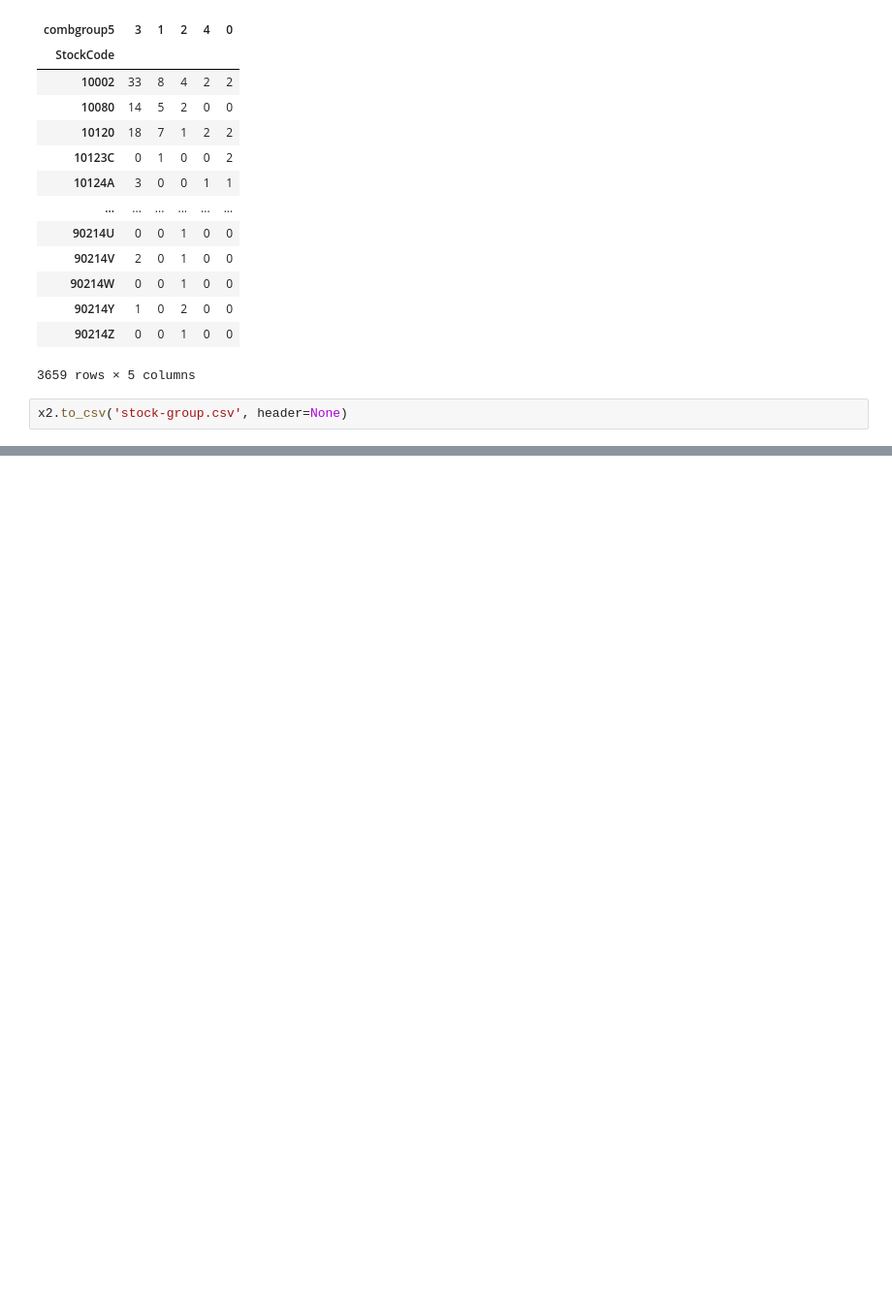
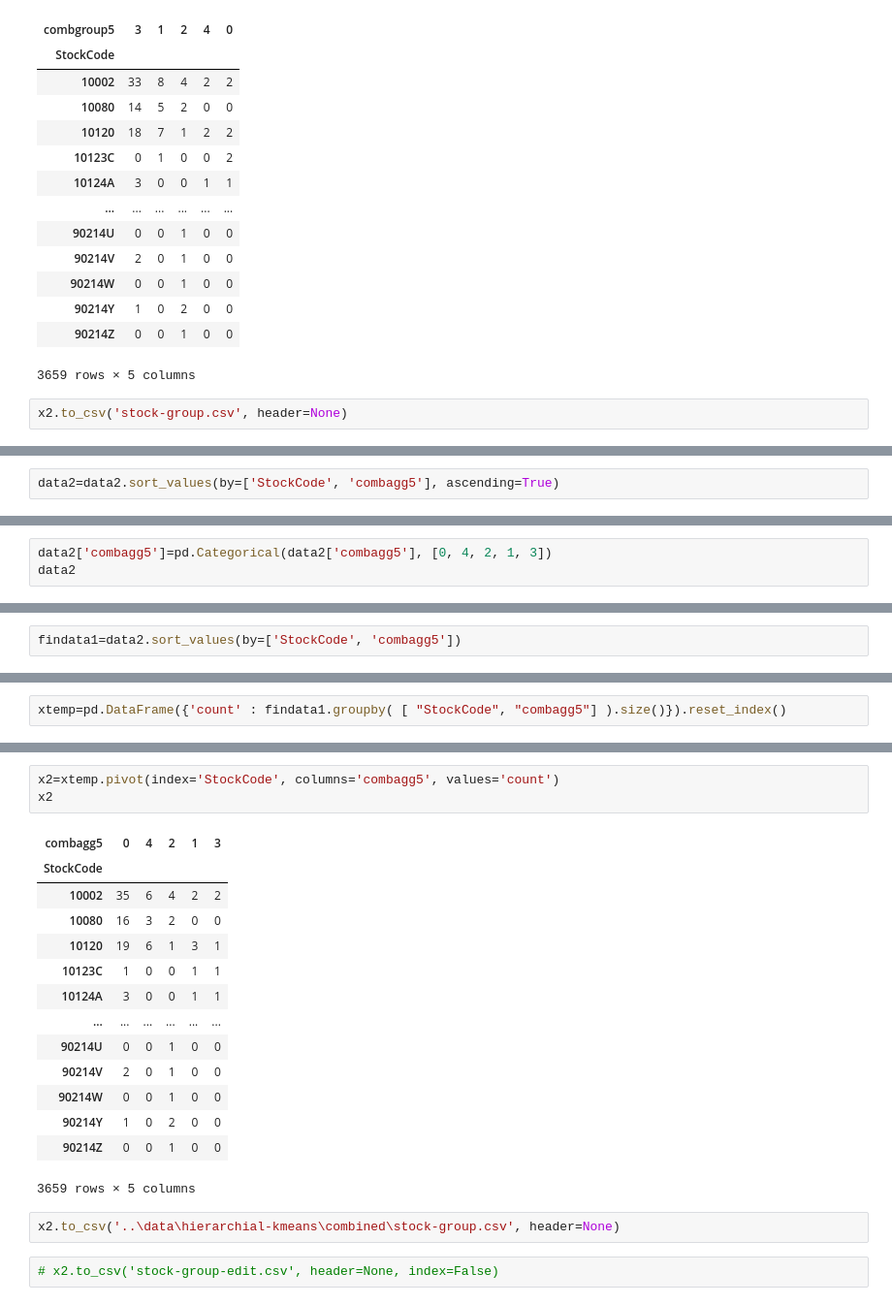
Before and after one commit to vanessalobo/iect-algorithm, a Jupyter notebook: python-notebooks/mapping.ipynb, the cells around one changed output, grey strips where cells are left out. Shown at 97% size. Saved outputs shown, nothing was run; the diff lists cells and outputs as text; blank space fills up the shorter version.

```diff
--- a/python-notebooks/mapping.ipynb
+++ b/python-notebooks/mapping.ipynb
@@ -331,0 +692,2 @@ x2.to_csv('stock-group.csv', header=None)
+# %%
+data2=data2.sort_values(by=['StockCode', 'combagg5'], ascending=True)
@@ -331,0 +733,3 @@ x2.to_csv('stock-group.csv', header=None)
+# %%
+data2['combagg5']=pd.Categorical(data2['combagg5'], [0, 4, 2, 1, 3])
+data2
@@ -331,0 +750,2 @@ x2.to_csv('stock-group.csv', header=None)
+# %%
+findata1=data2.sort_values(by=['StockCode', 'combagg5'])
@@ -331,0 +785,2 @@ x2.to_csv('stock-group.csv', header=None)
+# %%
+xtemp=pd.DataFrame({'count' : findata1.groupby( [ "StockCode", "combagg5"] ).size()}).reset_index()
@@ -331,0 +809,22 @@ x2.to_csv('stock-group.csv', header=None)
+# %%
+x2=xtemp.pivot(index='StockCode', columns='combagg5', values='count')
+x2
+# %% [output]
+| combagg5 | 0 | 4 | 2 | 1 | 3 |
+| StockCode |  |  |  |  |  |
+| 10002 | 35 | 6 | 4 | 2 | 2 |
+| 10080 | 16 | 3 | 2 | 0 | 0 |
+| 10120 | 19 | 6 | 1 | 3 | 1 |
+| 10123C | 1 | 0 | 0 | 1 | 1 |
+| 10124A | 3 | 0 | 0 | 1 | 1 |
+| ... | ... | ... | ... | ... | ... |
+| 90214U | 0 | 0 | 1 | 0 | 0 |
+| 90214V | 2 | 0 | 1 | 0 | 0 |
+| 90214W | 0 | 0 | 1 | 0 | 0 |
+| 90214Y | 1 | 0 | 2 | 0 | 0 |
+| 90214Z | 0 | 0 | 1 | 0 | 0 |
+3659 rows × 5 columns
+# %%
+x2.to_csv('..\data\hierarchial-kmeans\combined\stock-group.csv', header=None)
+# %%
+# x2.to_csv('stock-group-edit.csv', header=None, index=False)
```
Also changed, not shown: parts of 63 cells of this notebook.
